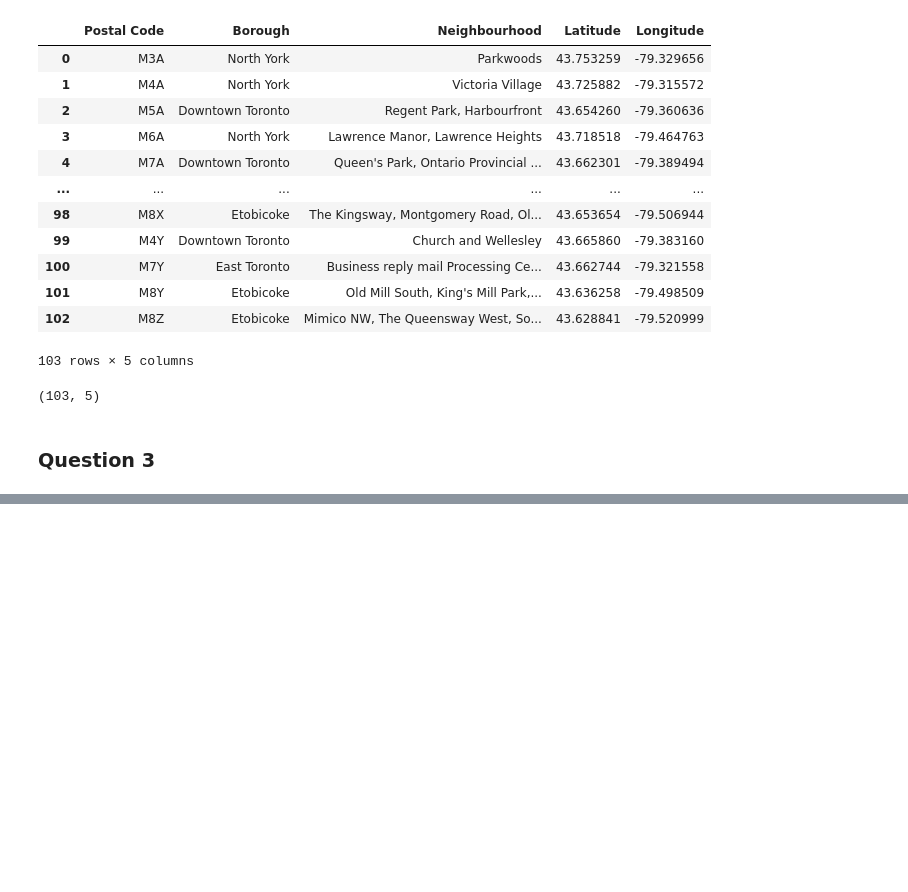
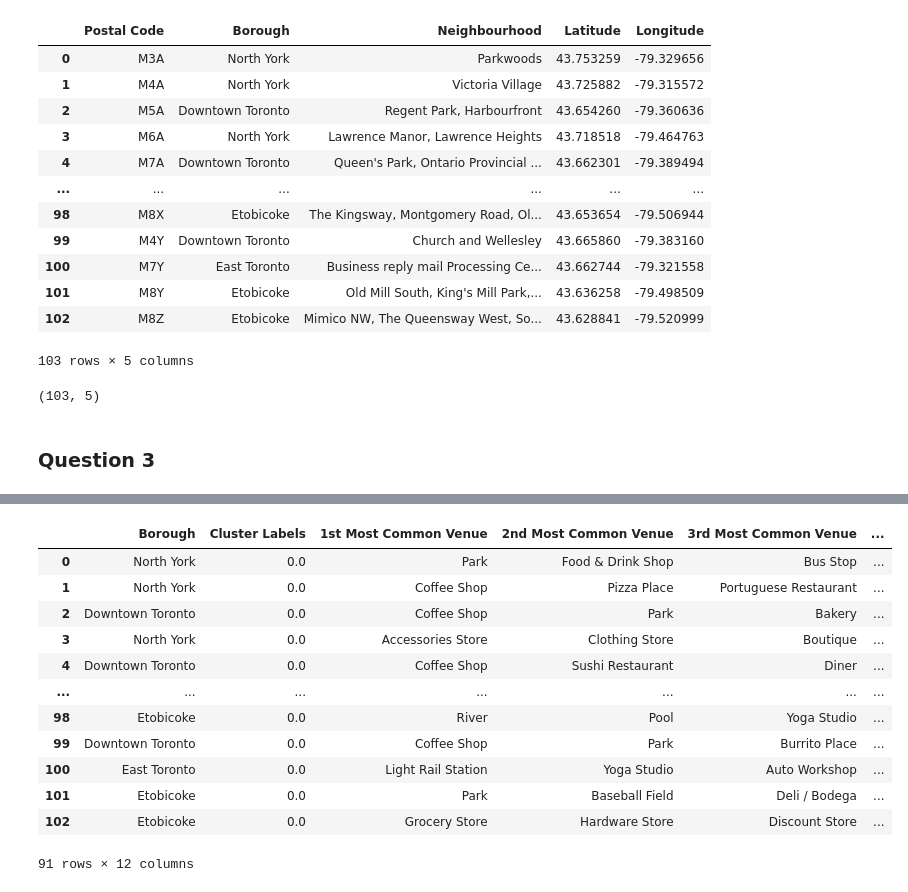
Before and after one commit to singh-tanuj/Coursera_Capstone, a Jupyter notebook: Segmenting and Clustering Neighborhoods in Toronto.ipynb, the cells around one changed output, grey strips where cells are left out. Saved outputs shown, nothing was run; the diff lists cells and outputs as text; code cells hidden in the pictures; blank space fills up the shorter version.

Commit message:
Published from Watson Studio.

```diff
--- a/Segmenting and Clustering Neighborhoods in Toronto.ipynb
+++ b/Segmenting and Clustering Neighborhoods in Toronto.ipynb
@@ -200,0 +428,9 @@ geolocator = Nomanatim(user_agent = "toronto_explorer")
+# %%
+# set number of clusters
+k_num_clusters = 5
+
+toronto_grouped_clustering = toronto_grouped.drop('Neighbourhood', 1)
+
+# run k-means clustering
+kmeans = KMeans(n_clusters=k_num_clusters, random_state=0).fit(toronto_grouped_clustering)
+kmeans
@@ -200,0 +447,6 @@ geolocator = Nomanatim(user_agent = "toronto_explorer")
+# %%
+neighborhoods_venues_sorted.insert(0, 'Cluster Labels', kmeans.labels_)
+# %%
+toronto_merged = combData
+toronto_merged = toronto_merged.join(neighborhoods_venues_sorted.set_index('Neighbourhood'), on='Neighbourhood')
+toronto_merged.head()
@@ -200,0 +460,2 @@ geolocator = Nomanatim(user_agent = "toronto_explorer")
+# %%
+toronto_merged_nonan = toronto_merged.dropna(subset=['Cluster Labels'])
@@ -200,0 +492,17 @@ geolocator = Nomanatim(user_agent = "toronto_explorer")
+# %%
+# cluster 1
+toronto_merged_nonan.loc[toronto_merged_nonan['Cluster Labels'] == 0, toronto_merged_nonan.columns[[1] + list(range(5, toronto_merged_nonan.shape[1]))]]
+# %% [output]
+|  | Borough | Cluster Labels | 1st Most Common Venue | 2nd Most Common Venue | 3rd Most Common Venue | ... |
+| 0 | North York | 0.0 | Park | Food & Drink Shop | Bus Stop | ... |
+| 1 | North York | 0.0 | Coffee Shop | Pizza Place | Portuguese Restaurant | ... |
+| 2 | Downtown Toronto | 0.0 | Coffee Shop | Park | Bakery | ... |
+| 3 | North York | 0.0 | Accessories Store | Clothing Store | Boutique | ... |
+| 4 | Downtown Toronto | 0.0 | Coffee Shop | Sushi Restaurant | Diner | ... |
+| ... | ... | ... | ... | ... | ... | ... |
+| 98 | Etobicoke | 0.0 | River | Pool | Yoga Studio | ... |
+| 99 | Downtown Toronto | 0.0 | Coffee Shop | Park | Burrito Place | ... |
+| 100 | East Toronto | 0.0 | Light Rail Station | Yoga Studio | Auto Workshop | ... |
+| 101 | Etobicoke | 0.0 | Park | Baseball Field | Deli / Bodega | ... |
+| 102 | Etobicoke | 0.0 | Grocery Store | Hardware Store | Discount Store | ... |
+91 rows × 12 columns
```
Also changed, not shown: parts of 28 cells of this notebook.
